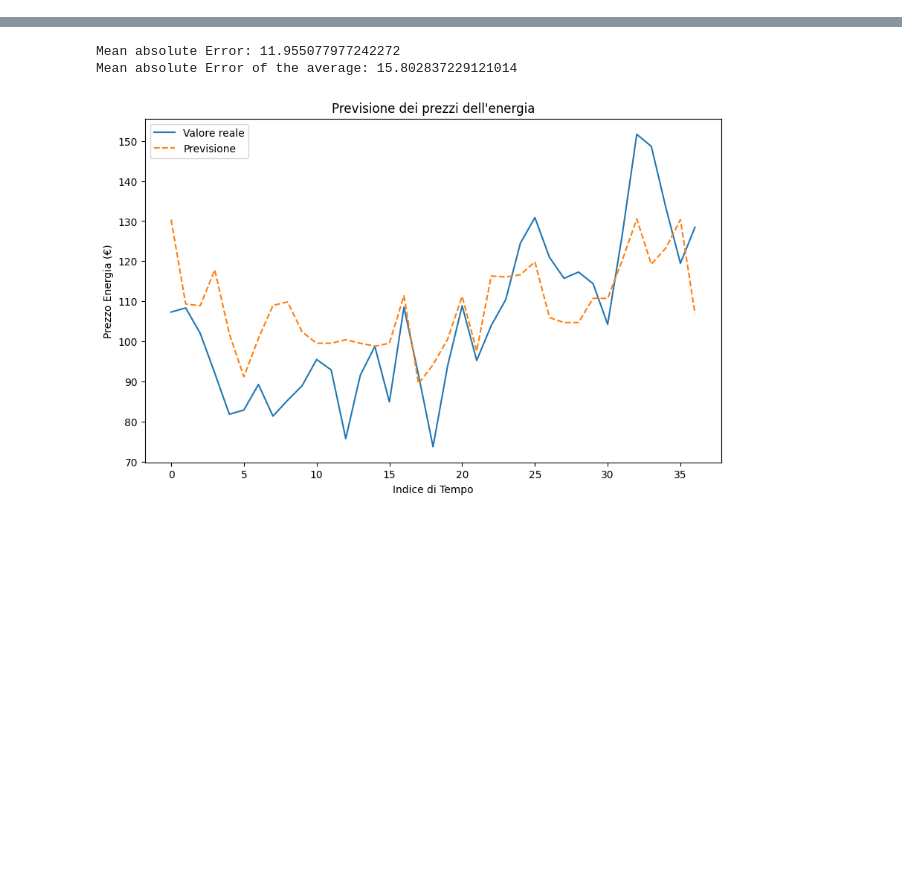
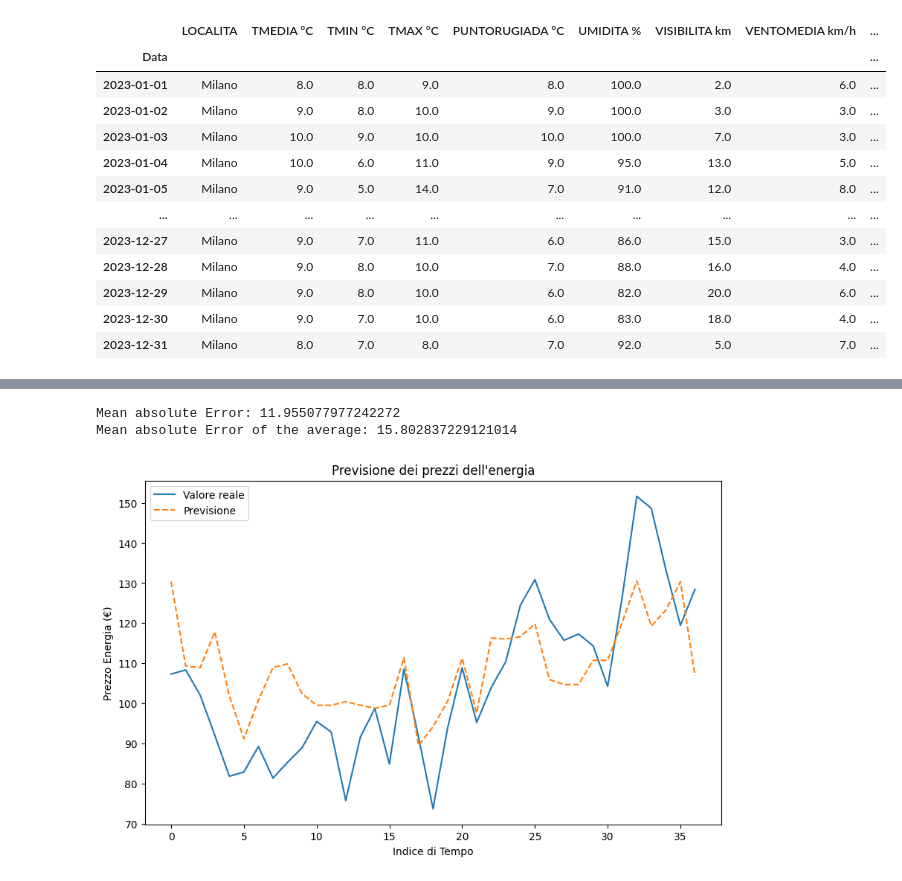
Before and after one commit to Andrea1999Broglia/Solar-field-output-simulation-by-Monte-Carlo-method, a Jupyter notebook: ML.ipynb, the cells around one changed output, grey strips where cells are left out. Cells and saved outputs as stored; diff of their text form; code cells hidden in the pictures; blank space fills up the shorter version.

```diff
--- a/ML.ipynb
+++ b/ML.ipynb
@@ -77,73 +19,93 @@ display(average_prices)
 # %%
-# Loading of Metereological daily data (2024, Milan)
-meteo_df_jan = pd.read_csv("Meteo Database csv\Milano-2024-Gennaio.csv", sep=";")
-meteo_df_feb = pd.read_csv("Meteo Database csv\Milano-2024-Febbraio.csv", sep=";")
-meteo_df_mar = pd.read_csv("Meteo Database csv\Milano-2024-Marzo.csv", sep=";")
+# Loading of Metereological daily data (2023, Milan)
+meteo_df_jan_23 = pd.read_csv("Meteo Database csv 2023\Milano-2023-Gennaio.csv", sep=";")
+meteo_df_feb_23 = pd.read_csv("Meteo Database csv 2023\Milano-2023-Febbraio.csv", sep=";")
+meteo_df_mar_23 = pd.read_csv("Meteo Database csv 2023\Milano-2023-Marzo.csv", sep=";")
 
-meteo_df_apr = pd.read_csv("Meteo Database csv\Milano-2024-Aprile.csv", sep=";")
-meteo_df_may = pd.read_csv("Meteo Database csv\Milano-2024-Maggio.csv", sep=";")
-meteo_df_jun = pd.read_csv("Meteo Database csv\Milano-2024-Giugno.csv", sep=";")
+meteo_df_apr_23 = pd.read_csv("Meteo Database csv 2023\Milano-2023-Aprile.csv", sep=";")
+meteo_df_may_23 = pd.read_csv("Meteo Database csv 2023\Milano-2023-Maggio.csv", sep=";")
+meteo_df_jun_23 = pd.read_csv("Meteo Database csv 2023\Milano-2023-Giugno.csv", sep=";")
 
-meteo_df_jul = pd.read_csv("Meteo Database csv\Milano-2024-Luglio.csv", sep=";")
-meteo_df_aug = pd.read_csv("Meteo Database csv\Milano-2024-Agosto.csv", sep=";")
-meteo_df_sep = pd.read_csv("Meteo Database csv\Milano-2024-Settembre.csv", sep=";")
+meteo_df_jul_23 = pd.read_csv("Meteo Database csv 2023\Milano-2023-Luglio.csv", sep=";")
+meteo_df_aug_23 = pd.read_csv("Meteo Database csv 2023/Milano-2023-Agosto.csv", sep=";")
+meteo_df_sep_23 = pd.read_csv("Meteo Database csv 2023\Milano-2023-Settembre.csv", sep=";")
 
-meteo_df_oct = pd.read_csv("Meteo Database csv\Milano-2024-Ottobre.csv", sep=";")
-meteo_df_nov = pd.read_csv("Meteo Database csv\Milano-2024-Novembre.csv", sep=";")
-meteo_df_dec = pd.read_csv("Meteo Database csv\Milano-2024-Dicembre.csv", sep=";")
+meteo_df_oct_23 = pd.read_csv("Meteo Database csv 2023\Milano-2023-Ottobre.csv", sep=";")
+meteo_df_nov_23 = pd.read_csv("Meteo Database csv 2023\Milano-2023-Novembre.csv", sep=";")
+meteo_df_dec_23 = pd.read_csv("Meteo Database csv 2023\Milano-2023-Dicembre.csv", sep=";")
 
 # dataframe concat
-meteo_df=pd.concat([
-    meteo_df_jan,
-    meteo_df_feb,
-    meteo_df_mar,
-    meteo_df_apr,
-    meteo_df_may,
-    meteo_df_jun,
-    meteo_df_jul,
-    meteo_df_aug,
-    meteo_df_sep,
-    meteo_df_oct, meteo_df_nov, meteo_df_dec])
+meteo_df_23=pd.concat([
+    meteo_df_jan_23,
+    meteo_df_feb_23,
+    meteo_df_mar_23,
+    meteo_df_apr_23,
+    meteo_df_may_23,
+    meteo_df_jun_23,
+    meteo_df_jul_23,
+    meteo_df_aug_23,
+    meteo_df_sep_23,
+    meteo_df_oct_23,
+    meteo_df_nov_23,
+    meteo_df_dec_23
+    ])
 
 #data column rename
-meteo_df.rename(columns={"DATA": "Data"}, inplace=True)
+meteo_df_23.rename(columns={"DATA": "Data"}, inplace=True)
 
 #data set to index
-meteo_df.set_index(pd.to_datetime(meteo_df["Data"], dayfirst=True), inplace=True)
+meteo_df_23.set_index(pd.to_datetime(meteo_df_23["Data"], dayfirst=True), inplace=True)
 
 #Dropped data column
-meteo_df.drop(["Data"], inplace=True,  axis=1)
+meteo_df_23.drop(["Data"], inplace=True,  axis=1)
 
 
 #week-day based score added
 week_days=[0, 0, 0, 0, 0, 1, 1]
 week_year=[]
 j=0
-for i in range(len(meteo_df)):
+for i in range(len(meteo_df_23)):
     week_year.append(week_days[j])
     j=j+1
     if j==7:
         j=0
 
 #day meteo phenomena conversion to score
 stats=[]
-for i in range(len(meteo_df)):
-    if meteo_df["FENOMENI"].iloc[i] not in stats:
-        stats.append(meteo_df["FENOMENI"].iloc[i])
+for i in range(len(meteo_df_23)):
+    if meteo_df_23["FENOMENI"].iloc[i] not in stats:
+        stats.append(meteo_df_23["FENOMENI"].iloc[i])
 
 weather_keys={
     "nan":0,
     'nebbia ':1,
     'pioggia ':2,
     'pioggia nebbia ': 3,
     'pioggia temporale ':4,
     'pioggia temporale nebbia ':5,
     'pioggia neve ':6
 }
 
 #NaN values set to sunny
-meteo_df["FENOMENI"]=meteo_df["FENOMENI"].fillna(0)
+meteo_df_23["FENOMENI"]=meteo_df_23["FENOMENI"].fillna(0)
 
-for i in meteo_df.index:
-    if meteo_df.loc[i, "FENOMENI"]!=0:
-        meteo_df.loc[i, "FENOMENI"]=weather_keys[meteo_df.loc[i, "FENOMENI"]]
+for i in meteo_df_23.index:
+    if meteo_df_23.loc[i, "FENOMENI"]!=0:
+        meteo_df_23.loc[i, "FENOMENI"]=weather_keys[meteo_df_23.loc[i, "FENOMENI"]]
+
+
+display(meteo_df_23)
+# %% [output]
+|  | LOCALITA | TMEDIA °C | TMIN °C | TMAX °C | PUNTORUGIADA °C | UMIDITA % | VISIBILITA km | VENTOMEDIA km/h | ... |
+| Data |  |  |  |  |  |  |  |  | ... |
+| 2023-01-01 | Milano | 8.0 | 8.0 | 9.0 | 8.0 | 100.0 | 2.0 | 6.0 | ... |
+| 2023-01-02 | Milano | 9.0 | 8.0 | 10.0 | 9.0 | 100.0 | 3.0 | 3.0 | ... |
+| 2023-01-03 | Milano | 10.0 | 9.0 | 10.0 | 10.0 | 100.0 | 7.0 | 3.0 | ... |
+| 2023-01-04 | Milano | 10.0 | 6.0 | 11.0 | 9.0 | 95.0 | 13.0 | 5.0 | ... |
+| 2023-01-05 | Milano | 9.0 | 5.0 | 14.0 | 7.0 | 91.0 | 12.0 | 8.0 | ... |
+| ... | ... | ... | ... | ... | ... | ... | ... | ... | ... |
+| 2023-12-27 | Milano | 9.0 | 7.0 | 11.0 | 6.0 | 86.0 | 15.0 | 3.0 | ... |
+| 2023-12-28 | Milano | 9.0 | 8.0 | 10.0 | 7.0 | 88.0 | 16.0 | 4.0 | ... |
+| 2023-12-29 | Milano | 9.0 | 8.0 | 10.0 | 6.0 | 82.0 | 20.0 | 6.0 | ... |
+| 2023-12-30 | Milano | 9.0 | 7.0 | 10.0 | 6.0 | 83.0 | 18.0 | 4.0 | ... |
+| 2023-12-31 | Milano | 8.0 | 7.0 | 8.0 | 7.0 | 92.0 | 5.0 | 7.0 | ... |
```
Also changed, not shown: parts of 8 cells of this notebook, 1 other file.
